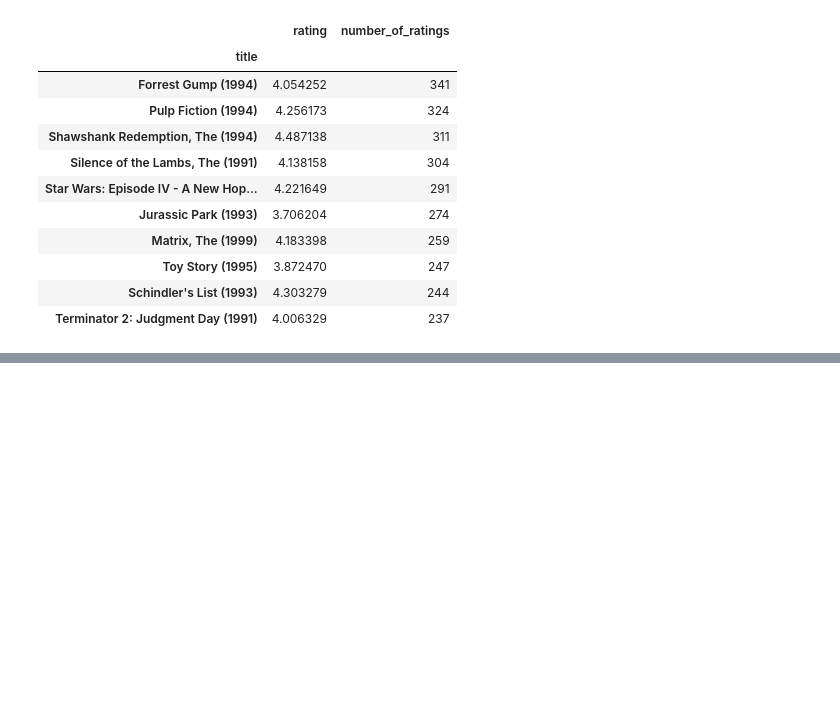
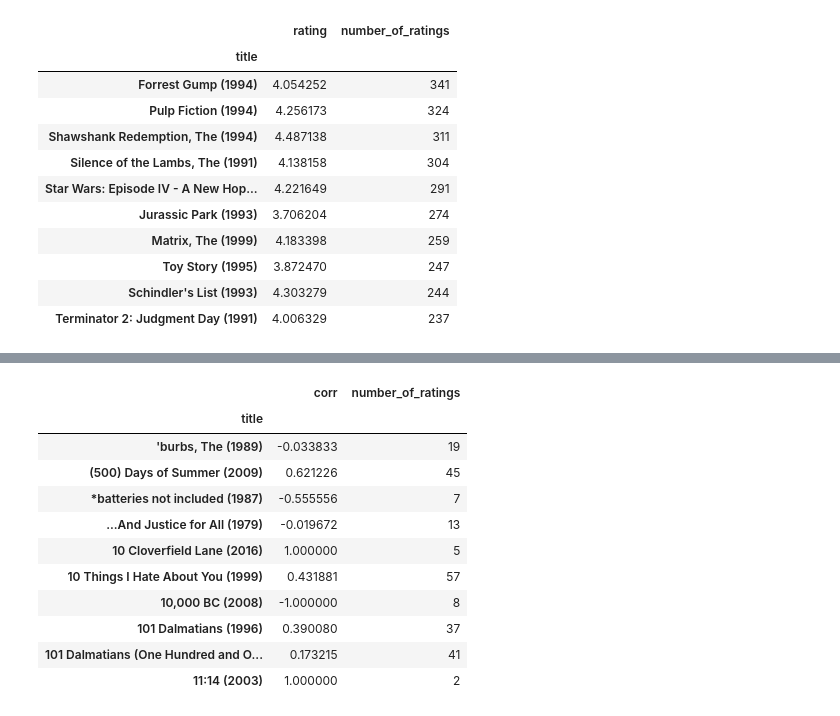
Before and after one commit to santoshgopane/Recommendation-Systems, a Jupyter notebook: Movie Recommendation system/Movie Recommendation System.ipynb, the cells around one changed output, grey strips where cells are left out. Saved outputs shown, nothing was run; the diff lists cells and outputs as text; code cells hidden in the pictures; blank space fills up the shorter version.

Commit message:
Recommendation with Corr done!

```diff
--- a/Movie Recommendation system/Movie Recommendation System.ipynb
+++ b/Movie Recommendation system/Movie Recommendation System.ipynb
@@ -138,7 +138,8 @@ dataset_1.sort_values('number_of_ratings',ascending=False).head(10)
 | Schindler's List (1993) | 4.303279 | 244 |
 | Terminator 2: Judgment Day (1991) | 4.006329 | 237 |
 # %%
-user_rating = movie_pivot['Star Wars: Episode VII - The Force Awakens (2015)']
-user_rating
+user_rating_1 = movie_pivot['Star Wars: Episode VII - The Force Awakens (2015)']
+user_rating_2 = movie_pivot['Liar Liar (1997)']
+user_rating_2.head()
 # %% [output]
 userId
@@ -156,0 +152,3 @@ Name: Star Wars: Episode VII - The Force Awakens (2015), Length: 671, dtype: flo
+# %%
+corr_1 = movie_pivot.corrwith(user_rating_1)
+corr_2 = movie_pivot.corrwith(user_rating_2)
@@ -156,0 +173,5 @@ Name: Star Wars: Episode VII - The Force Awakens (2015), Length: 671, dtype: flo
+# %%
+corr_rel_2 = pd.DataFrame(corr_2,columns=['corr'])
+corr_rel_2.dropna(inplace=True)
+corr_rel_2.sort_values('corr',ascending=False).head(10)
+# corr_rel_2.head()
@@ -156,0 +191,17 @@ Name: Star Wars: Episode VII - The Force Awakens (2015), Length: 671, dtype: flo
+# %%
+corr_rel_2 = corr_rel_2.join(dataset_1['number_of_ratings'])
+# %%
+corr_rel_2.head(10)
+# %% [output]
+|  | corr | number_of_ratings |
+| title |  |  |
+| 'burbs, The (1989) | -0.033833 | 19 |
+| (500) Days of Summer (2009) | 0.621226 | 45 |
+| *batteries not included (1987) | -0.555556 | 7 |
+| ...And Justice for All (1979) | -0.019672 | 13 |
+| 10 Cloverfield Lane (2016) | 1.000000 | 5 |
+| 10 Things I Hate About You (1999) | 0.431881 | 57 |
+| 10,000 BC (2008) | -1.000000 | 8 |
+| 101 Dalmatians (1996) | 0.390080 | 37 |
+| 101 Dalmatians (One Hundred and O... | 0.173215 | 41 |
+| 11:14 (2003) | 1.000000 | 2 |
```
Also changed, not shown: parts of 4 cells of this notebook, 1 other file.
